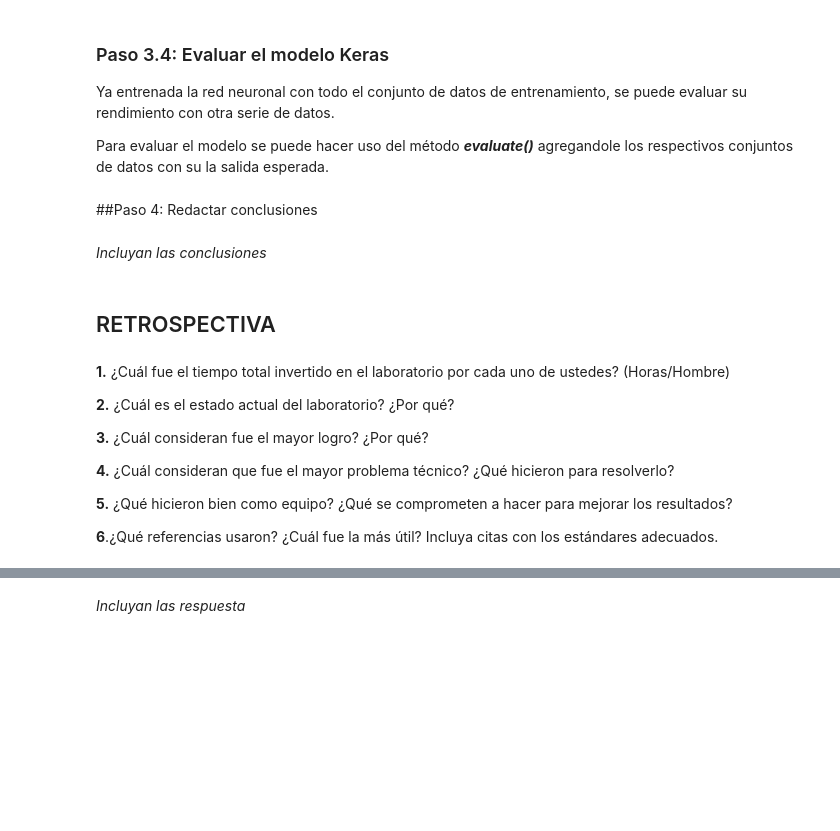
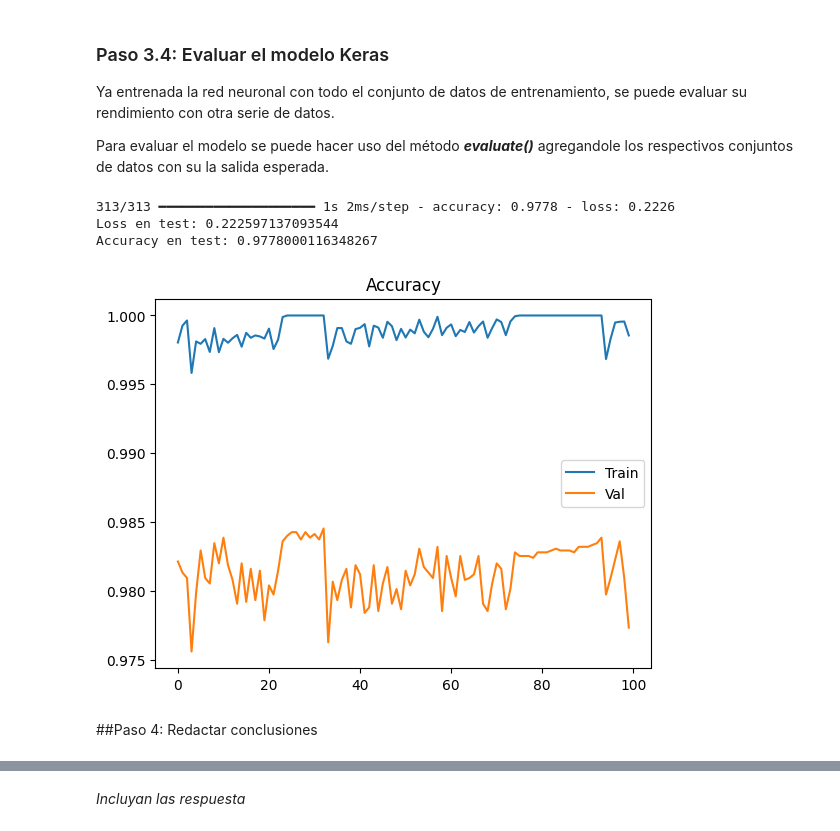
Before and after one commit to ders14028-bit/Lab2_PTIA, a Jupyter notebook: RodriguezVivas_lab2_PTIA_c.ipynb, the cells around one changed output, grey strips where cells are left out. Saved outputs shown, nothing was run; the diff lists cells and outputs as text; code cells hidden in the pictures; blank space fills up the shorter version.

Commit message:
Fin laboratorio

```diff
--- a/RodriguezVivas_lab2_PTIA_c.ipynb
+++ b/RodriguezVivas_lab2_PTIA_c.ipynb
@@ -781,0 +1037,11 @@ Crear una red neuronal utilizando la API secuencial de Keras es sencillo.
+# %%
+from tensorflow.keras.models import Sequential
+from tensorflow.keras.layers import Dense
+
+model = Sequential()
+
+model.add(Dense(128, activation='relu', input_shape=(784,)))
+model.add(Dense(64, activation='relu'))
+model.add(Dense(10, activation='softmax'))
+
+model.summary()
@@ -790,6 +1070,11 @@ Se debe especificar minimamente:
 3. la **métrica** que se desea reportar durante el entrenamiento.
 # %%
 #Compilar el modelo
+model.compile(
+    optimizer='adam',
+    loss='categorical_crossentropy',
+    metrics=['accuracy']
+)
 # %% [markdown]
 ### Paso 3.3: Entrenar (Fit) el modelo Keras
 
@@ -803,0 +1087,9 @@ Tenga en cuenta que el entrenamiento se realiza por épocas (*epoch*), y cada é
+# %%
+#Entrenar el modelo
+history = model.fit(
+    x_train, y_train,
+    epochs=100,
+    batch_size=64,
+    validation_data=(x_val, y_val),
+    verbose=1
+)
@@ -812,18 +1120,22 @@ Para evaluar el modelo se puede hacer uso del método ***evaluate()*** agregando
+# %%
+#Evaluar el modelo
+loss, acc = model.evaluate(x_test, y_test)
+
+print("Loss en test:", loss)
+print("Accuracy en test:", acc)
+# %% [output]
+313/313 ━━━━━━━━━━━━━━━━━━━━ 1s 2ms/step - accuracy: 0.9778 - loss: 0.2226
+Loss en test: 0.222597137093544
+Accuracy en test: 0.9778000116348267
+# %%
+import matplotlib.pyplot as plt
+
+plt.plot(history.history['accuracy'])
+plt.plot(history.history['val_accuracy'])
+plt.title('Accuracy')
+plt.legend(['Train', 'Val'])
+plt.show()
+# %% [output]
+[figure, added]
 # %% [markdown]
 ##Paso 4: Redactar conclusiones
-# %% [markdown]
-*Incluyan las conclusiones*
-# %% [markdown]
-## RETROSPECTIVA
-# %% [markdown]
-**1.** ¿Cuál fue el tiempo total invertido en el laboratorio por cada uno de ustedes? (Horas/Hombre)
-
-**2.** ¿Cuál es el estado actual del laboratorio? ¿Por qué?
-
-**3.** ¿Cuál consideran fue el mayor logro? ¿Por qué?
-
-**4.** ¿Cuál consideran que fue el mayor problema técnico? ¿Qué hicieron para resolverlo?
-
-**5.** ¿Qué hicieron bien como equipo? ¿Qué se comprometen a hacer para mejorar los resultados?
-
-**6**.¿Qué referencias usaron? ¿Cuál fue la más útil? Incluya citas con los estándares adecuados.
```
Also changed, not shown: parts of 35 cells of this notebook.
